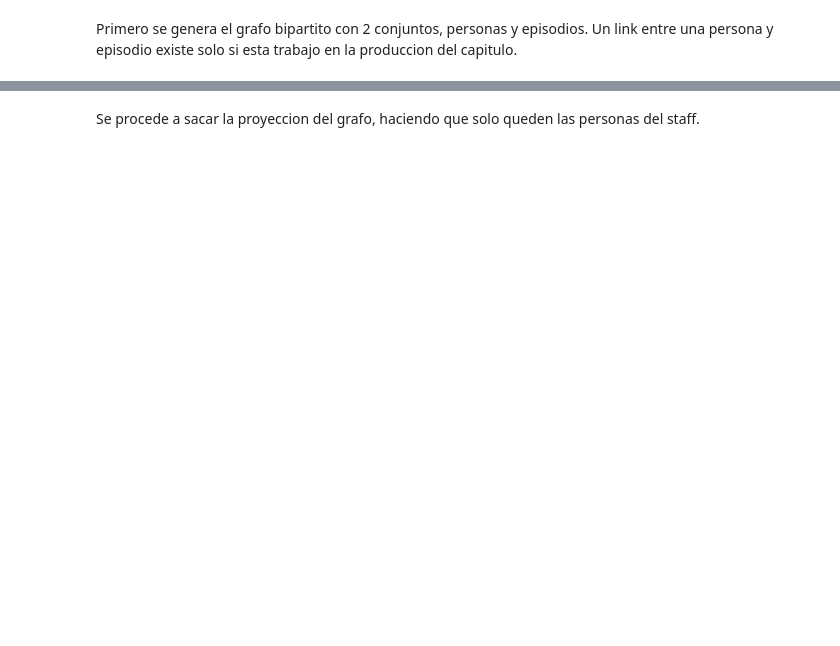
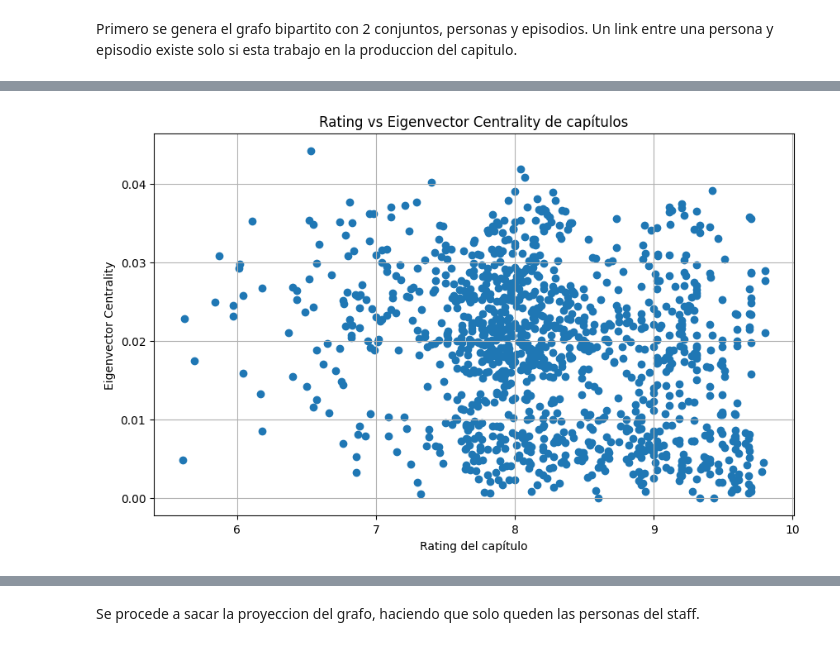
Before and after one commit to Jotape24/Complex-Networks-and-One-Piece, a Jupyter notebook: graph.ipynb, the cells around one changed output, grey strips where cells are left out. Cells and saved outputs as stored; diff of their text form; code cells hidden in the pictures; blank space fills up the shorter version.

```diff
--- a/graph.ipynb
+++ b/graph.ipynb
@@ -59,0 +94,33 @@ Number of nodes: 1385, Number of edges: 5181
+# %%
+# Eigenvector centrality
+centrality = nx.eigenvector_centrality(B, max_iter=1000,  weight='weight')
+
+# Extraer capítulos
+ratings = []
+centralities = []
+
+for node, data in B.nodes(data=True):
+
+    if data.get("bipartite") == "episode":
+
+        rating = data.get("rating")
+
+        if pd.notna(rating):
+
+            ratings.append(rating)
+            centralities.append(centrality[node])
+
+# Scatter plot
+plt.figure(figsize=(10, 6))
+
+plt.scatter(ratings, centralities)
+
+plt.xlabel("Rating del capítulo")
+plt.ylabel("Eigenvector Centrality")
+plt.title("Rating vs Eigenvector Centrality de capítulos")
+
+plt.grid(True)
+
+plt.show()
+# %% [output]
+[figure, added]
```
Also changed, not shown: parts of 18 cells of this notebook.
